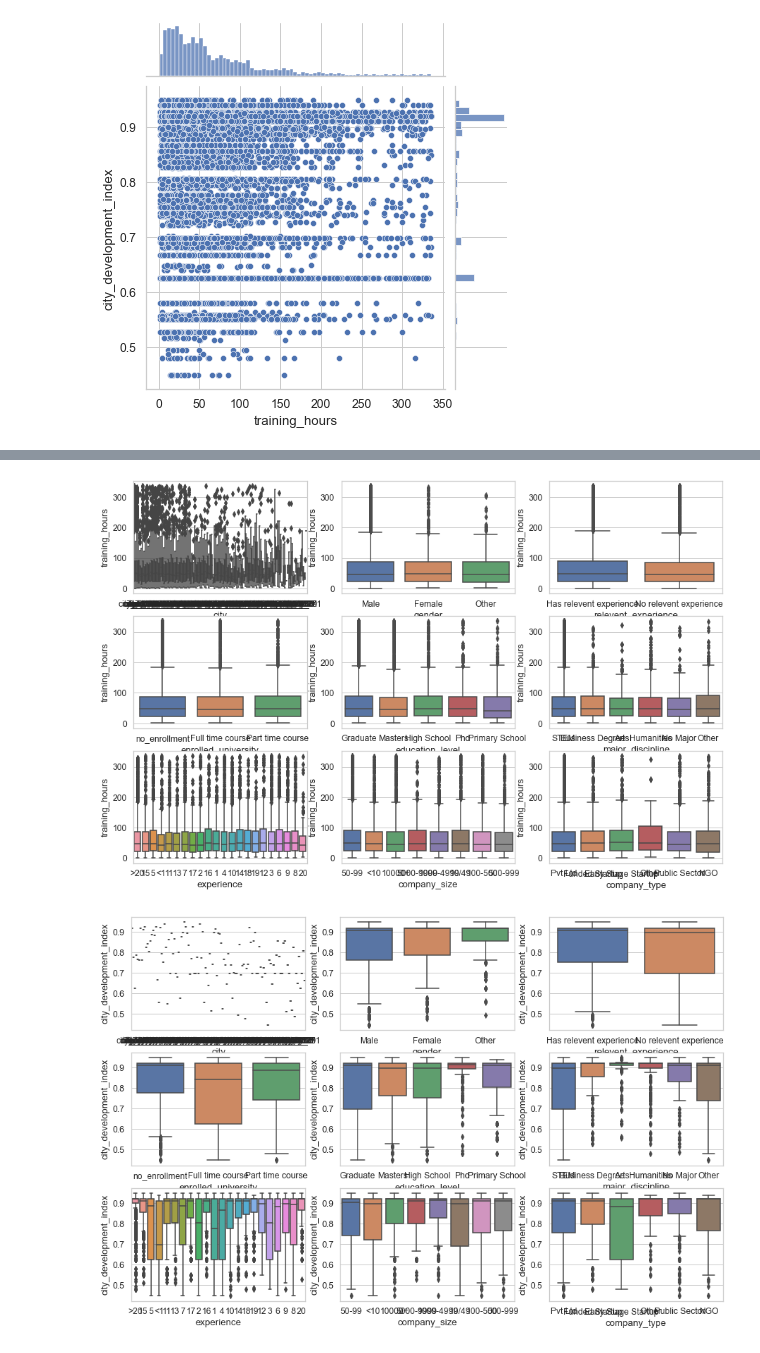
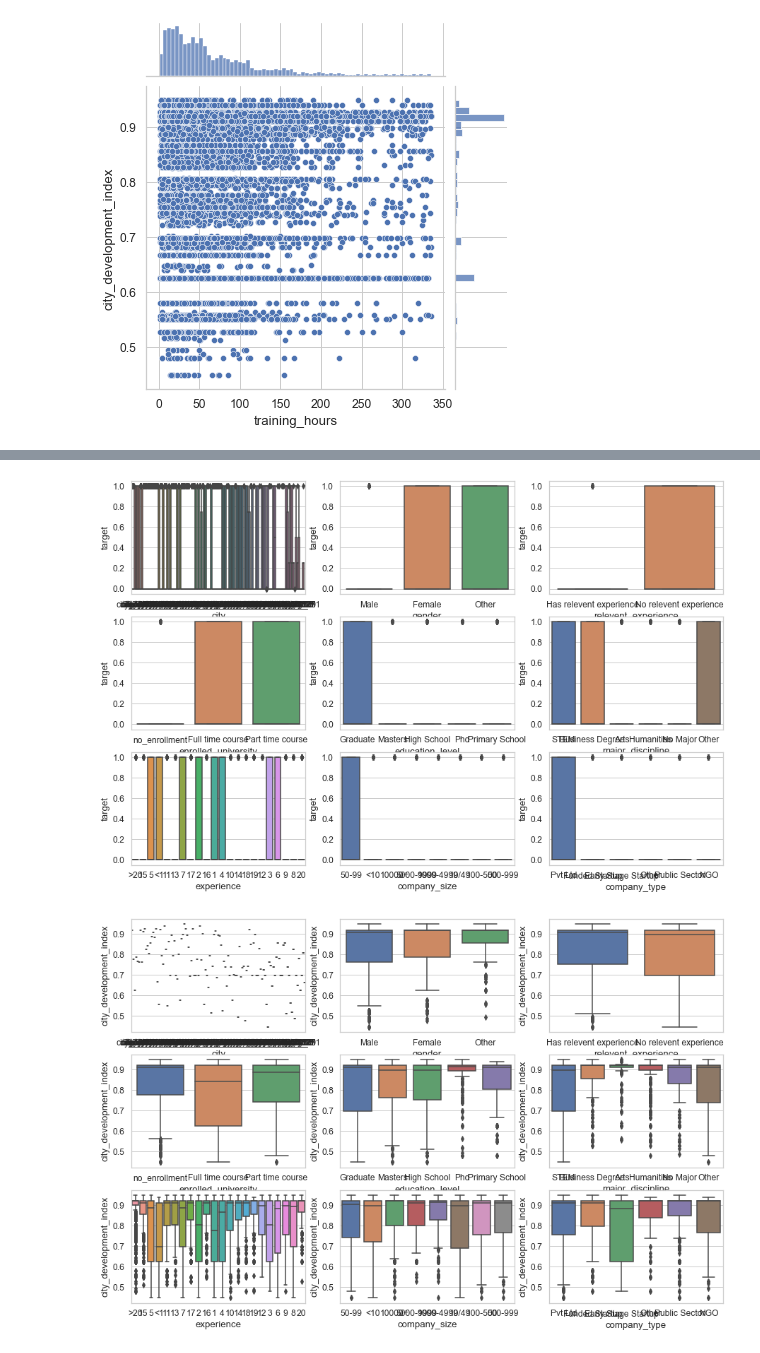
Before and after one commit to joenvihe/data_sciences_exercises, a Jupyter notebook: eda.ipynb, the cells around one changed output, grey strips where cells are left out. Drawn from its saved outputs; the diff is of its cells as text; code cells hidden in the pictures.

```diff
--- a/eda.ipynb
+++ b/eda.ipynb
@@ -19,7 +19,7 @@ hr_train.head()
 # %%
 f_num = ["city_development_index","training_hours"]
 f_cat = ["city","gender","relevent_experience","enrolled_university","education_level","major_discipline","experience","company_size","company_type","last_new_job"]
-f_total = f_num + f_cat
+f_total = f_num + f_cat + ["target"]
 f_total
 # %% [output]
 ['city_development_index',
@@ -38,0 +86,10 @@ f_total
+# %%
+data = hr_train[f_total]
+data["gender"] = data["gender"].fillna(data["gender"].mode().iloc[0])
+data["enrolled_university"] = data["enrolled_university"].fillna(data["enrolled_university"].mode().iloc[0])
+data["education_level"] = data["education_level"].fillna(data["education_level"].mode().iloc[0])
+data["major_discipline"] = data["major_discipline"].fillna(data["major_discipline"].mode().iloc[0])
+data["experience"] = data["experience"].fillna(data["experience"].mode().iloc[0])
+data["last_new_job"] = data["last_new_job"].fillna(data["last_new_job"].mode().iloc[0])
+data["company_size"] = data["company_size"].fillna(data["company_size"].mode().iloc[0])
+data["company_type"] = data["company_type"].fillna(data["company_type"].mode().iloc[0])
@@ -203,0 +259,8 @@ sns.countplot(data[f_cat[0]])
+# %%
+import matplotlib.pyplot as plt
+
+fig, ax = plt.subplots(2, 4, figsize=(20, 10))
+for variable, subplot in zip(f_cat, ax.flatten()):
+    sns.countplot(data[variable], ax=subplot)
+    for label in subplot.get_xticklabels():
+        label.set_rotation(90)
@@ -222,11 +291,11 @@ sns.jointplot(x=data['training_hours'], y=data['city_development_index']);
 # %%
 import matplotlib.pyplot as plt
 
 fig, ax = plt.subplots(3, 3, figsize=(15, 10))
 for var, subplot in zip(f_cat, ax.flatten()):
-    sns.boxplot(x=var, y='training_hours', data=data, ax=subplot)
+    sns.boxplot(x=var, y='target', data=data, ax=subplot)
 # %% [output]
-[figure, old version]
+[figure, new version]
 # %%
 fig, ax = plt.subplots(3, 3, figsize=(15, 10))
 for var, subplot in zip(f_cat, ax.flatten()):
```
Also changed, not shown: parts of 23 cells of this notebook, 1 other file.
